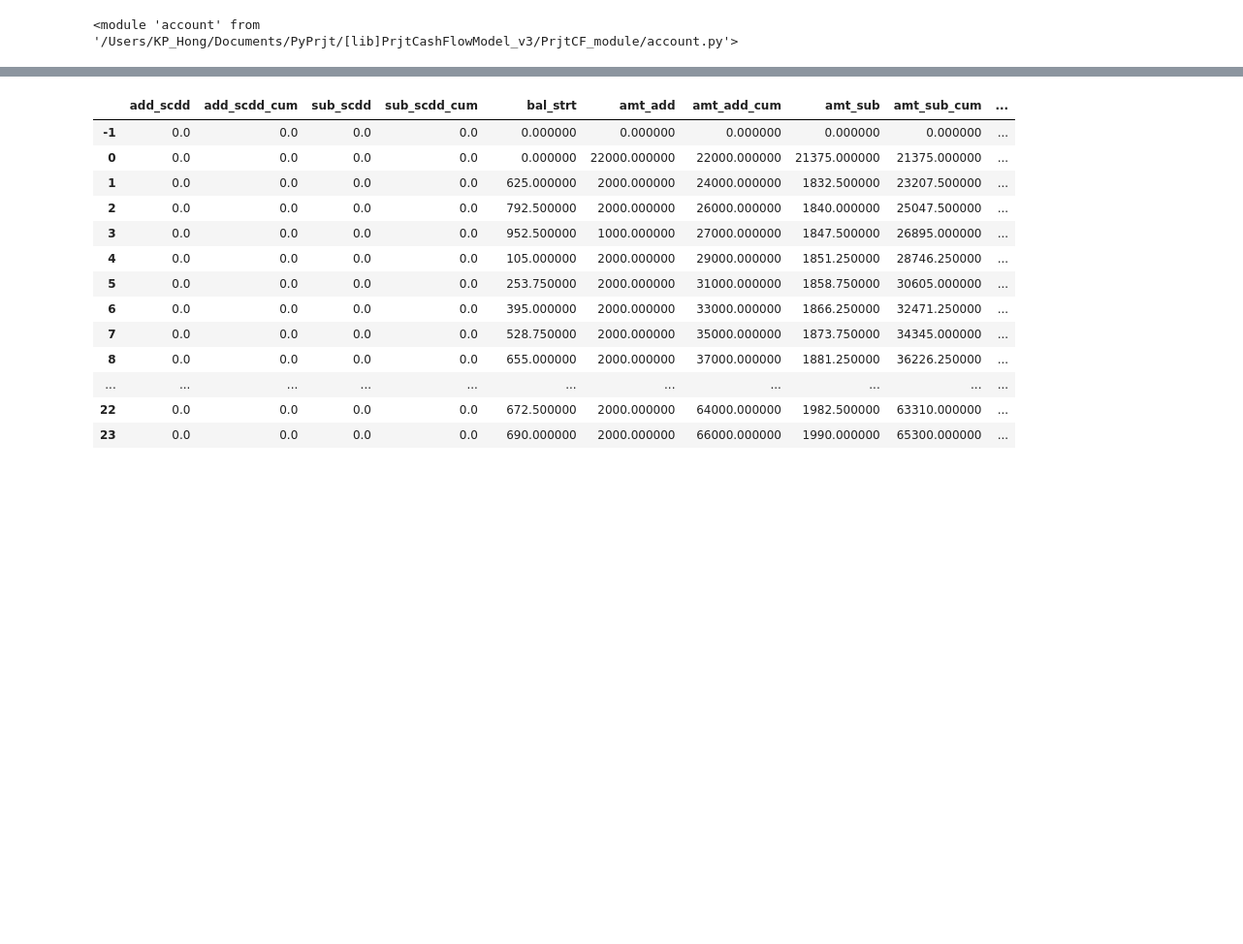
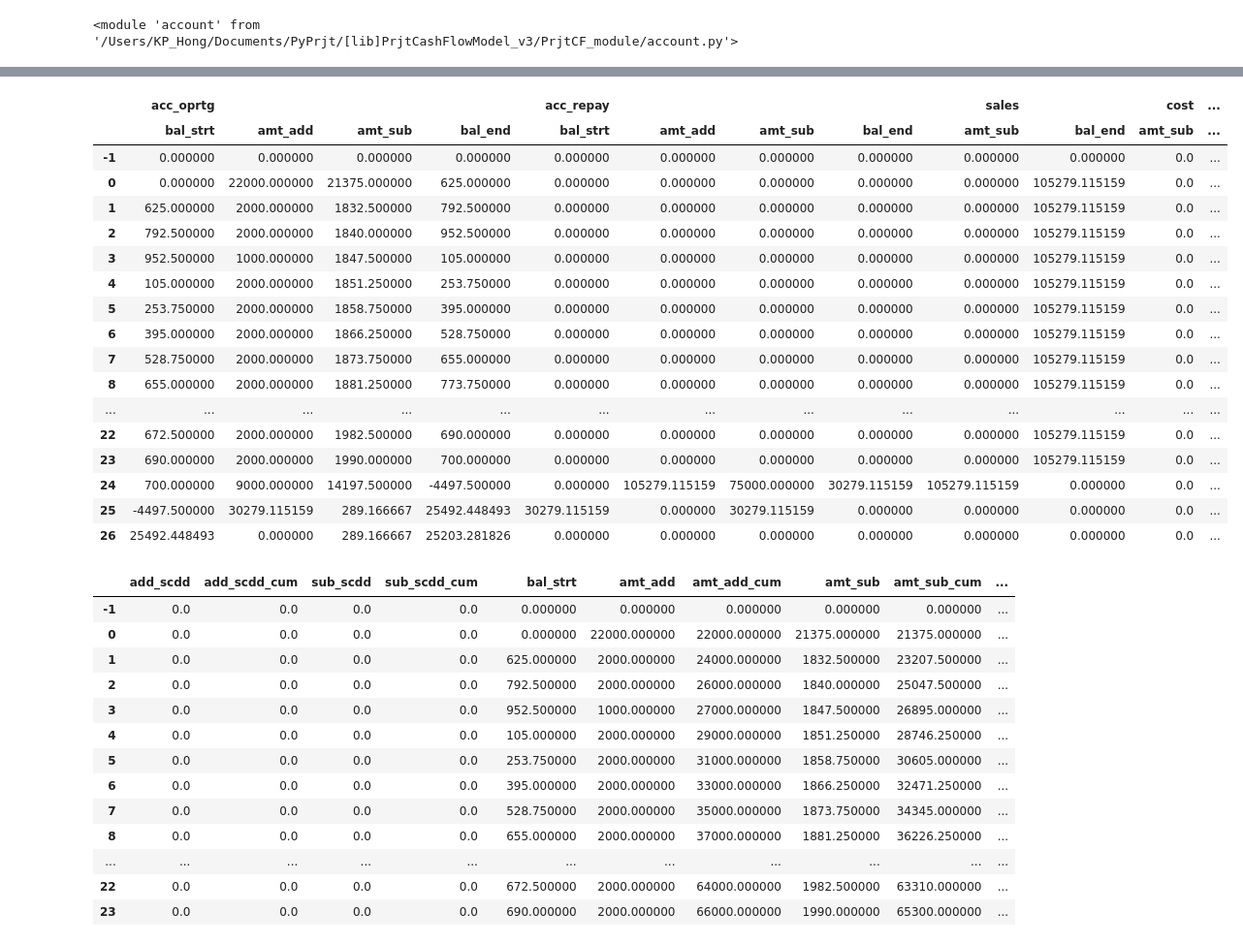
Before and after one commit to kphong16/Project_CashFlow_v3, a Jupyter notebook: PrjtCF_module/Execution_Cashflow.ipynb, the cells around one changed output, grey strips where cells are left out. Shown: that part at 97% size. Drawn from its saved outputs; the diff is of its cells as text; code cells hidden in the pictures; blank space fills up the shorter version.

Commit message:
developed result function

```diff
--- a/PrjtCF_module/Execution_Cashflow.ipynb
+++ b/PrjtCF_module/Execution_Cashflow.ipynb
@@ -290,3 +246,37 @@ with pd.option_context('display.max_rows', None, 'display.max_columns', None):
+# %%
+#### Print Data ####
+col_dict = {'acc_oprtg':[acc_oprtg, 'bal_strt', 'amt_add', 'amt_sub', 'bal_end'],
+           'acc_repay':[acc_repay, 'bal_strt', 'amt_add', 'amt_sub', 'bal_end'],
+           'sales':[sales, 'amt_sub', 'bal_end'],
+           'cost':[cost, 'amt_sub', 'bal_end'],
+           'loanA.amt':[loanA.amt, 'amt_sub', 'amt_sub_cum', 'bal_end'],
+           'loanB.amt':[loanB.amt, 'amt_sub', 'amt_sub_cum', 'bal_end'],
+           'loanA.IR':[loanA.IR, 'amt_add', 'amt_add_cum'],
+           'loanB.IR':[loanB.IR, 'amt_add', 'amt_add_cum'],
+           'loan_fee':[loan_fee, 'amt_add']}
+
+with pd.option_context('display.max_rows', None, 'display.max_columns', None):
+    display(acc.result(col_dict))
+#### Print Data ####
+# %% [output]
+|  | acc_oprtg |  |  |  | acc_repay |  |  |  | sales |  | cost | ... |
+|  | bal_strt | amt_add | amt_sub | bal_end | bal_strt | amt_add | amt_sub | bal_end | amt_sub | bal_end | amt_sub | ... |
+| -1 | 0.000000 | 0.000000 | 0.000000 | 0.000000 | 0.000000 | 0.000000 | 0.000000 | 0.000000 | 0.000000 | 0.000000 | 0.0 | ... |
+| 0 | 0.000000 | 22000.000000 | 21375.000000 | 625.000000 | 0.000000 | 0.000000 | 0.000000 | 0.000000 | 0.000000 | 105279.115159 | 0.0 | ... |
+| 1 | 625.000000 | 2000.000000 | 1832.500000 | 792.500000 | 0.000000 | 0.000000 | 0.000000 | 0.000000 | 0.000000 | 105279.115159 | 0.0 | ... |
+| 2 | 792.500000 | 2000.000000 | 1840.000000 | 952.500000 | 0.000000 | 0.000000 | 0.000000 | 0.000000 | 0.000000 | 105279.115159 | 0.0 | ... |
+| 3 | 952.500000 | 1000.000000 | 1847.500000 | 105.000000 | 0.000000 | 0.000000 | 0.000000 | 0.000000 | 0.000000 | 105279.115159 | 0.0 | ... |
+| 4 | 105.000000 | 2000.000000 | 1851.250000 | 253.750000 | 0.000000 | 0.000000 | 0.000000 | 0.000000 | 0.000000 | 105279.115159 | 0.0 | ... |
+| 5 | 253.750000 | 2000.000000 | 1858.750000 | 395.000000 | 0.000000 | 0.000000 | 0.000000 | 0.000000 | 0.000000 | 105279.115159 | 0.0 | ... |
+| 6 | 395.000000 | 2000.000000 | 1866.250000 | 528.750000 | 0.000000 | 0.000000 | 0.000000 | 0.000000 | 0.000000 | 105279.115159 | 0.0 | ... |
+| 7 | 528.750000 | 2000.000000 | 1873.750000 | 655.000000 | 0.000000 | 0.000000 | 0.000000 | 0.000000 | 0.000000 | 105279.115159 | 0.0 | ... |
+| 8 | 655.000000 | 2000.000000 | 1881.250000 | 773.750000 | 0.000000 | 0.000000 | 0.000000 | 0.000000 | 0.000000 | 105279.115159 | 0.0 | ... |
+| ... | ... | ... | ... | ... | ... | ... | ... | ... | ... | ... | ... | ... |
+| 22 | 672.500000 | 2000.000000 | 1982.500000 | 690.000000 | 0.000000 | 0.000000 | 0.000000 | 0.000000 | 0.000000 | 105279.115159 | 0.0 | ... |
+| 23 | 690.000000 | 2000.000000 | 1990.000000 | 700.000000 | 0.000000 | 0.000000 | 0.000000 | 0.000000 | 0.000000 | 105279.115159 | 0.0 | ... |
+| 24 | 700.000000 | 9000.000000 | 14197.500000 | -4497.500000 | 0.000000 | 105279.115159 | 75000.000000 | 30279.115159 | 105279.115159 | 0.000000 | 0.0 | ... |
+| 25 | -4497.500000 | 30279.115159 | 289.166667 | 25492.448493 | 30279.115159 | 0.000000 | 30279.115159 | 0.000000 | 0.000000 | 0.000000 | 0.0 | ... |
+| 26 | 25492.448493 | 0.000000 | 289.166667 | 25203.281826 | 0.000000 | 0.000000 | 0.000000 | 0.000000 | 0.000000 | 0.000000 | 0.0 | ... |
 # %%
 acc_oprtg.df
 # %% [output]
```
Also changed, not shown: parts of 2 cells of this notebook, 1 other file.
